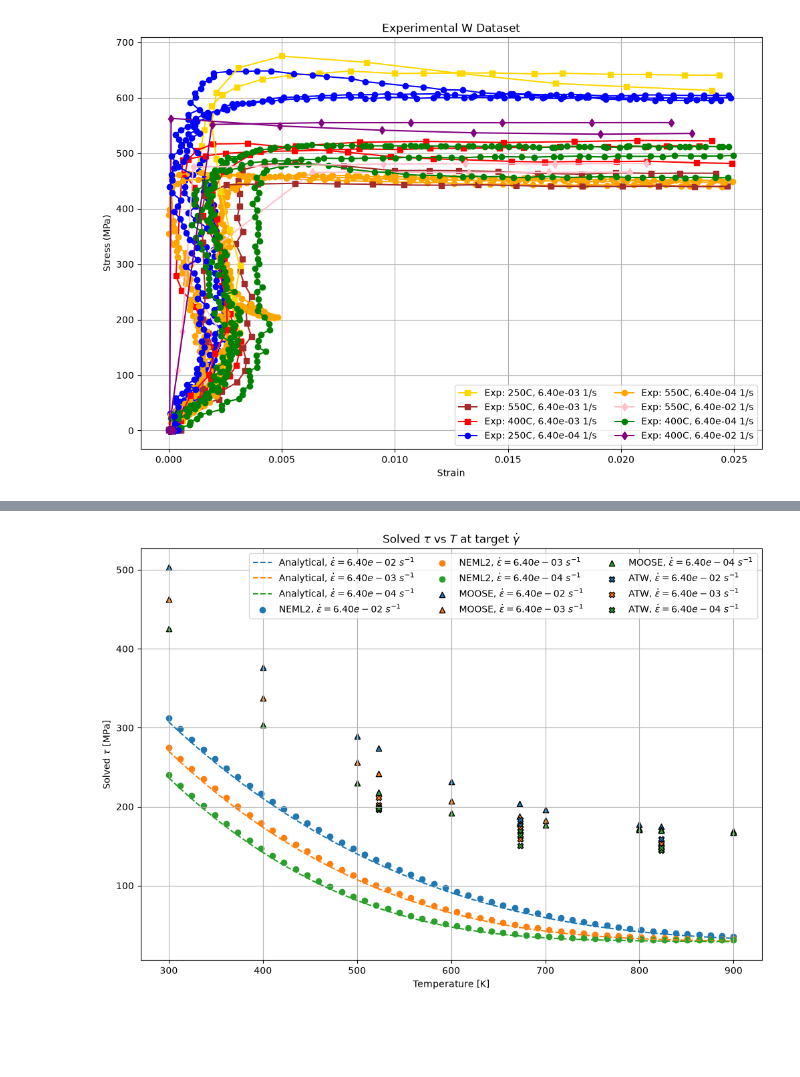
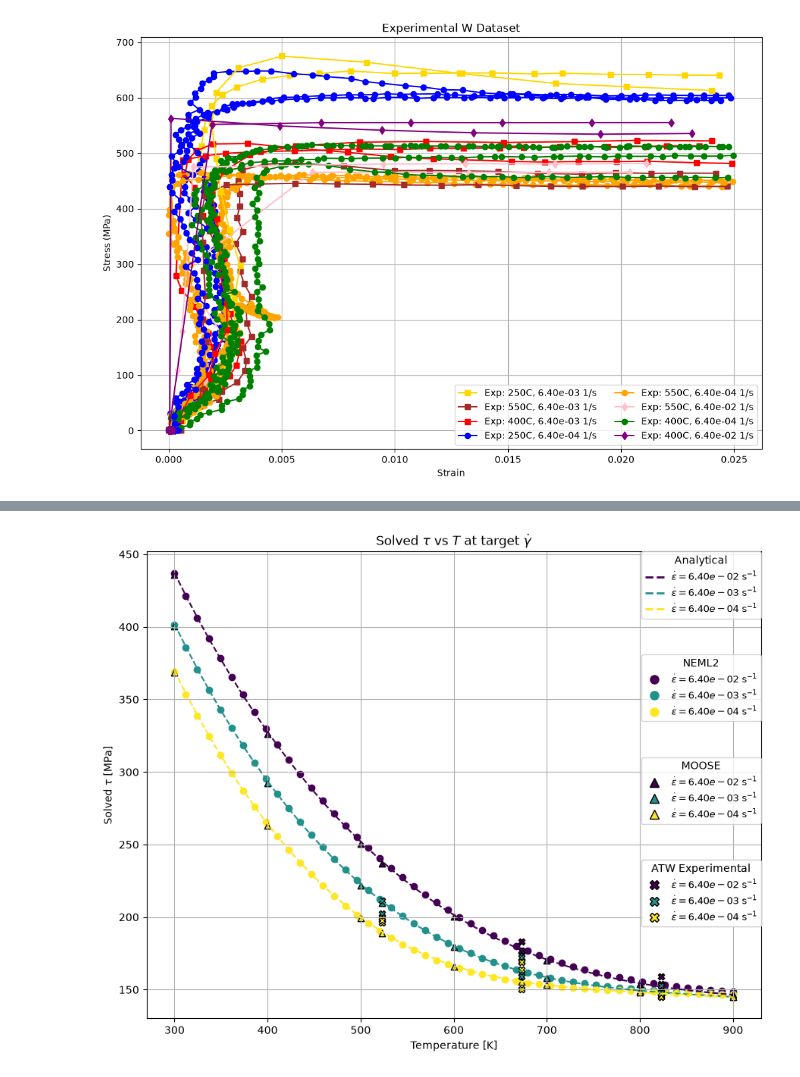
Before and after one commit to ColinMG2/neml2, a Jupyter notebook: cmg_projects/tungsten_deterministic.ipynb, the cells around one changed output, grey strips where cells are left out. Saved outputs shown, nothing was run; the diff lists cells and outputs as text; code cells hidden in the pictures; blank space fills up the shorter version.

Commit message:
Model is now validated against MOOSE and ATW dataset

```diff
--- a/cmg_projects/tungsten_deterministic.ipynb
+++ b/cmg_projects/tungsten_deterministic.ipynb
@@ -321,7 +321,7 @@ def rho_of_T(T_val):
 def tau_a_of_T(T_val):
     alpha_a = 0.23
     lambda_micro_a = 1 / 0.5
-    return m_exp * alpha_a * G_of_T(T_val) * b * (np.sqrt(rho_of_T(T_val)) + lambda_micro_a)
+    return alpha_a * G_of_T(T_val) * b * (np.sqrt(rho_of_T(T_val)) + lambda_micro_a)
 
 
 def screw_velocity(tau_eff_val, T_val):
@@ -565,7 +565,14 @@ batch_temperature_np = batch_temps.detach().cpu().numpy().reshape(-1)
 batch_rate_np = batch_rates.detach().cpu().numpy().reshape(-1)
 neml2_tau_eff_np = tau_eff.detach().cpu().numpy().reshape(-1)
 
+# =======================================================
+# Plotting for Analytical, NEML2, MOOSE, and ATW datasets
+# =======================================================
+
 fig, ax = plt.subplots(figsize=(12, 8))
+colors = plt.cm.viridis(np.linspace(0, 1, len(erate)))
+
+# Analytical plot
 for i, target_rate in enumerate(erate):
     target_gdot = target_rate / m
     tau_solutions = np.array([solve_tau_for_g_dot(target_gdot, T_val) for T_val in T_sweep])
@@ -573,16 +580,17 @@ for i, target_rate in enumerate(erate):
         T_sweep,
         tau_solutions,
         "--",
-        color=f"C{i}",
+        color=colors[i],
         label=rf"Analytical, $\dot{{\epsilon}}={target_rate:.2e}$ $s^{{-1}}$",
     )
 
+# NEML2 Plot
 for i, target_rate in enumerate(erate):
     rate_mask = np.isclose(batch_rate_np, target_rate, rtol=1e-6, atol=1e-12)
     ax.scatter(
         batch_temperature_np[rate_mask],
         neml2_tau_eff_np[rate_mask],
-        color=f"C{i}",
+        color=colors[i],
         marker="o",
         label=rf"NEML2, $\dot{{\epsilon}}={target_rate:.2e}$ $s^{{-1}}$",
     )
@@ -594,8 +602,7 @@ MOOSE_rates_list = []
 for T in temps:
     for r in rates:
         c = by_both[(T, r)].sort_values("strain_yy")
-        MOOSE_flow_stress = c["stress_yy"].iloc[-1]
-        MOOSE_tau_eff = m_exp * MOOSE_flow_stress
+        MOOSE_tau_eff = c["tau_eff_avg"].iloc[-1]
         MOOSE_tau_eff_list.append(MOOSE_tau_eff)
         MOOSE_temps_list.append(T)
         MOOSE_rates_list.append(r)
@@ -604,12 +611,13 @@ MOOSE_temps_np = np.array(MOOSE_temps_list)
 MOOSE_rates_np = np.array(MOOSE_rates_list)
 MOOSE_tau_eff_np = np.array(MOOSE_tau_eff_list)
 
+# MOOSE plot
 for i, target_rate in enumerate(erate):
     rate_mask = np.isclose(MOOSE_rates_np, target_rate, rtol=1e-6, atol=1e-12)
     ax.scatter(
         MOOSE_temps_np[rate_mask],
         MOOSE_tau_eff_np[rate_mask],
-        color=f"C{i}",
+        color=colors[i],
         marker="^",
         edgecolors="k",
         label=rf"MOOSE, $\dot{{\epsilon}}={target_rate:.2e}$ $s^{{-1}}$",
@@ -632,11 +640,81 @@ ATW_tau_eff_np = np.array(ATW_tau_eff_list)
 ATW_temps_np = np.array(ATW_temps_list)
 ATW_rates_np = np.array(ATW_rates_list)
 
+# ATW plot
 for i, target_rate in enumerate(erate):
     rate_mask = np.isclose(ATW_rates_np, target_rate, rtol=1e-6, atol=1e-12)
     ax.scatter(ATW_temps_np[rate_mask], ATW_tau_eff_np[rate_mask],
-               color=f"C{i}", marker="X", edgecolors="k", label=rf"ATW, $\dot{{\epsilon}}={target_rate:.2e}$ $s^{{-1}}$")
+               color=colors[i], marker="X", edgecolors="k",
+               label=rf"ATW, $\dot{{\epsilon}}={target_rate:.2e}$ $s^{{-1}}$")
 
+# =======================================================
+# Legends
+# =======================================================
+analytical_handles = [
+    Line2D([0], [0], color=colors[i], lw=2, linestyle="--",
+           label=fr"$\dot{{\epsilon}}={target_rate:.2e}$ s$^{{-1}}$")
+           for i, target_rate in enumerate(erate)
+]
+
+neml2_handles = [
+    Line2D([0], [0], color=colors[i], marker="o", linestyle="None",
+           markersize=8, label=rf"$\dot{{\epsilon}}={target_rate:.2e}$ s$^{{-1}}$")
+           for i, target_rate in enumerate(erate)
+]
+
+moose_handles = [
+    Line2D([0], [0], color=colors[i], marker="^", linestyle="None", markeredgecolor="k",
+           markersize=8, label=rf"$\dot{{\epsilon}}={target_rate:.2e}$ s$^{{-1}}$")
+           for i, target_rate in enumerate(erate)
+]
+
+atw_handles = [
+    Line2D([0], [0], color=colors[i], marker="X", linestyle="None", markeredgecolor="k",
+           markersize=8, label=rf"$\dot{{\epsilon}}={target_rate:.2e}$ s$^{{-1}}$")
+           for i, target_rate in enumerate(erate)
+]
+
+legend_analytical = ax.legend(
+    handles=analytical_handles,
+    loc="upper right",
+    bbox_to_anchor=(1.0,1.0),
+    fontsize=9,
+    title="Analytical",
+    borderaxespad=0.0
+    )
+ax.add_artist(legend_analytical)
+
+legend_neml2 = ax.legend(
+    handles=neml2_handles,
+    loc="upper right",
+    bbox_to_anchor=(1.0,0.78),
+    fontsize=9,
+    title="NEML2",
+    borderaxespad=0.0
+)
+ax.add_artist(legend_neml2)
+
+legend_moose = ax.legend(
+    handles=moose_handles,
+    loc="upper right",
+    bbox_to_anchor=(1.0,0.56),
+    fontsize=9,
+    title="MOOSE",
+    borderaxespad=0.0
+)
+ax.add_artist(legend_moose)
+
+legend_atw = ax.legend(
+    handles=atw_handles,
+    loc="upper right",
+    bbox_to_anchor=(1.0,0.34),
+    fontsize=9,
+    title="ATW Experimental",
+    borderaxespad=0.0
+)
+ax.add_artist(legend_atw)
+
+fig.subplots_adjust(right=0.8)
 
 # Evaluate the analytical solution at the exact NEML2 temperatures for a numerical comparison.
 analytical_tau_at_neml2 = np.array(
@@ -654,6 +732,5 @@ ax.set_xlabel("Temperature [K]")
 ax.set_ylabel(r"Solved $\tau$ [MPa]")
 ax.set_title(r"Solved $\tau$ vs $T$ at target $\dot{\gamma}$")
 ax.grid(True)
-ax.legend(ncol=3)
 plt.show()
 # %% [output]
@@ -661,4 +738,4 @@ NEML2 vs analytical tau_eff RMSE: 3.33132 MPa
-[figure, old version]
+[figure, new version]
 # %%
 batch_conditions = [
     (523.15, 6.4e-4),
```
Also changed, not shown: parts of 9 cells of this notebook, 5 other files.
